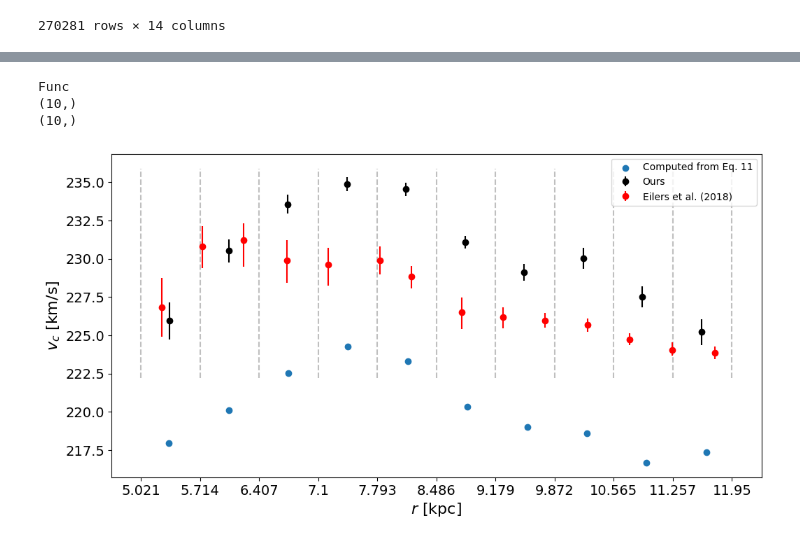
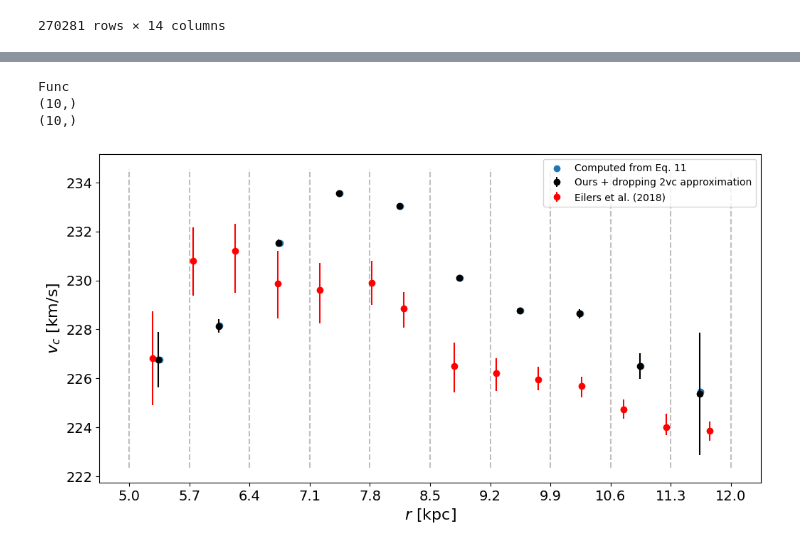
Before and after one commit to HEP-KBFI/gaia-tools, a Jupyter notebook: jupyter-notebook/Circular_Velocity_Computation.ipynb, the cells around one changed output, grey strips where cells are left out. Saved outputs shown, nothing was run; the diff lists cells and outputs as text; code cells hidden in the pictures.

Commit message:
other curves to data

```diff
--- a/jupyter-notebook/Circular_Velocity_Computation.ipynb
+++ b/jupyter-notebook/Circular_Velocity_Computation.ipynb
@@ -106,6 +117,7 @@ for bin in bin_collection.bins:
 # %%
-path1 = '/home/svenpoder/repos/gaia-tools/out/mcmc_runs/2022-10-05-11-02-16_range0.3'
-paths=[path1]
+path1 = '/home/svenpoder/repos/gaia-tools/out/mcmc_runs/2022-11-29-09-40-46_range0.3'
+path2 = '/home/svenpoder/repos/gaia-tools/out/mcmc_runs/2022-11-29-10-06-47_range0.3'
+paths=[path2]
 labels =[]
 samplers=[]
 
@@ -261,11 +282,11 @@ def plot_computed_vc():
 # %%
 plot_rotation_curve(False,
                     paths,
-                    ['Ours'],
-                    [2000], display_eilers=True,
+                    ['Ours + dropping 2vc approximation'],
+                    [4000], display_eilers=True,
                     display_bin_edges=True, is_h_fitted=False)
 # %% [output]
 Func
 (10,)
 (10,)
-[figure, old version]
+[figure, new version]
```
Also changed, not shown: parts of 3 cells of this notebook, 7 other files.
